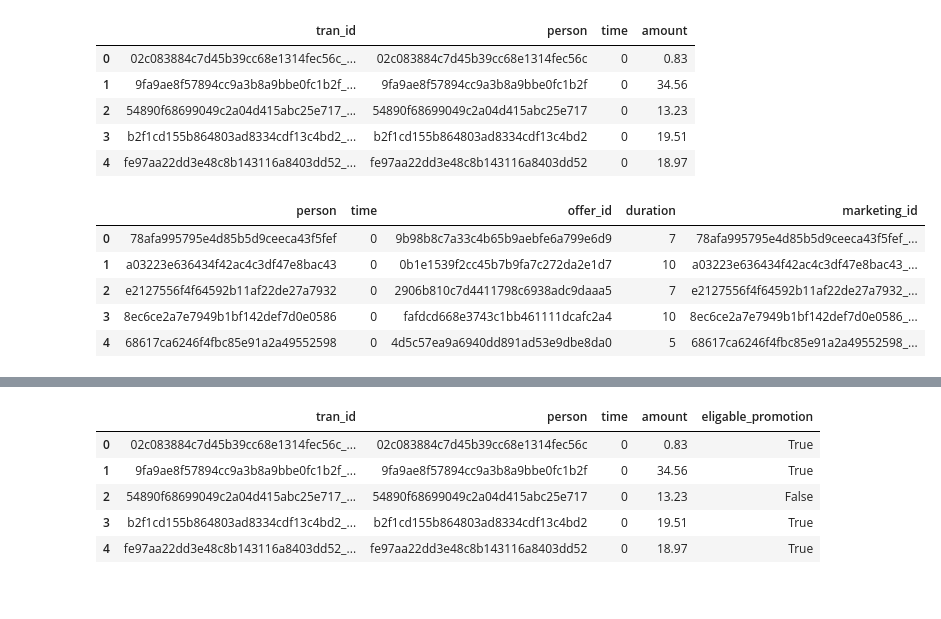
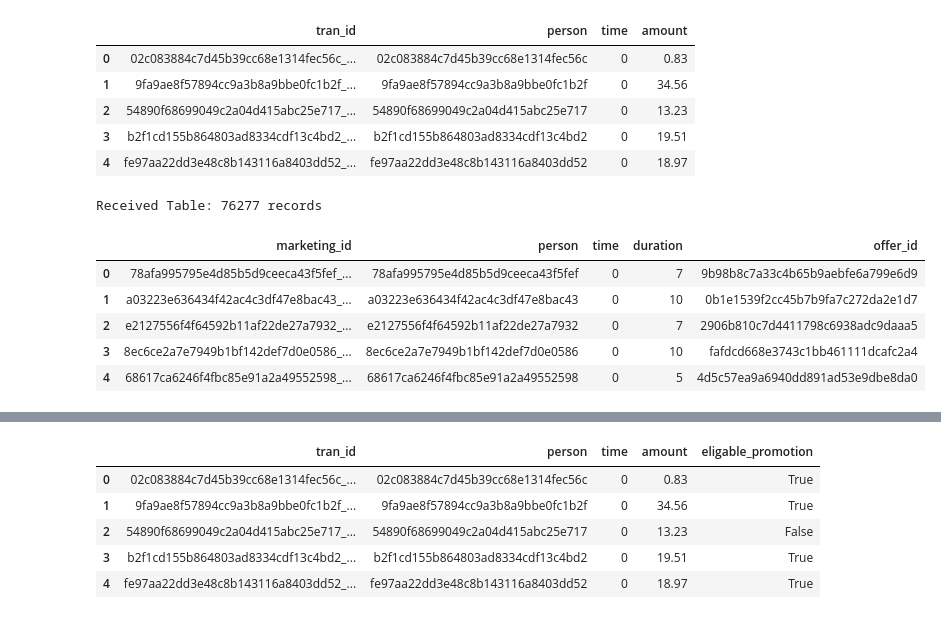
Before and after one commit to disco-rocket/starbucks_capstone, a Jupyter notebook: Starbucks_Capstone_notebook.ipynb, the cells around one changed output, grey strips where cells are left out. Drawn from its saved outputs; the diff is of its cells as text; code cells hidden in the pictures.

```diff
--- a/Starbucks_Capstone_notebook.ipynb
+++ b/Starbucks_Capstone_notebook.ipynb
@@ -79,8 +79,11 @@ import numpy as np
 import math
 import json
 from pandas.io.json import json_normalize
+import matplotlib.pyplot as plt
+import seaborn as sns
 % matplotlib inline
-
+pd.set_option('display.max_rows',500)
+pd.set_option('display.max_columns',500)
 # read in the json files
 portfolio = pd.read_json('data/portfolio.json', orient='records', lines=True)
 profile = pd.read_json('data/profile.json', orient='records', lines=True)
@@ -279,20 +351,23 @@ Transaction Table
 # %%
 #received table
 received_df = all_events_df[all_events_df['event'] == 'offer received'].copy()
 received_df = received_df[['person','time','offer id']].rename(columns={"offer id": "offer_id"}).reset_index(drop=True)
 #merging on duration to received table
 received_df = received_df.merge(portfolio[['id','duration']],how='left', left_on='offer_id', right_on='id')
 received_df.drop('id',axis=1,inplace=True)
-
+#Creating a unique key to track the event of each promotional mateirial being sent
 received_df['marketing_id'] = (received_df['person']
                              + "_" + received_df['time'].map(str)
                              + "_" + received_df['offer_id']
                             )
+received_df = received_df[['marketing_id','person','time','duration','offer_id']]
+print('Received Table: {0} records'.format(received_df.shape[0]))
 received_df.head()
 # %% [output]
+Received Table: 76277 records
-|  | person | time | offer_id | duration | marketing_id |
-| 0 | 78afa995795e4d85b5d9ceeca43f5fef | 0 | 9b98b8c7a33c4b65b9aebfe6a799e6d9 | 7 | 78afa995795e4d85b5d9ceeca43f5fef_... |
-| 1 | a03223e636434f42ac4c3df47e8bac43 | 0 | 0b1e1539f2cc45b7b9fa7c272da2e1d7 | 10 | a03223e636434f42ac4c3df47e8bac43_... |
-| 2 | e2127556f4f64592b11af22de27a7932 | 0 | 2906b810c7d4411798c6938adc9daaa5 | 7 | e2127556f4f64592b11af22de27a7932_... |
-| 3 | 8ec6ce2a7e7949b1bf142def7d0e0586 | 0 | fafdcd668e3743c1bb461111dcafc2a4 | 10 | 8ec6ce2a7e7949b1bf142def7d0e0586_... |
-| 4 | 68617ca6246f4fbc85e91a2a49552598 | 0 | 4d5c57ea9a6940dd891ad53e9dbe8da0 | 5 | 68617ca6246f4fbc85e91a2a49552598_... |
+|  | marketing_id | person | time | duration | offer_id |
+| 0 | 78afa995795e4d85b5d9ceeca43f5fef_... | 78afa995795e4d85b5d9ceeca43f5fef | 0 | 7 | 9b98b8c7a33c4b65b9aebfe6a799e6d9 |
+| 1 | a03223e636434f42ac4c3df47e8bac43_... | a03223e636434f42ac4c3df47e8bac43 | 0 | 10 | 0b1e1539f2cc45b7b9fa7c272da2e1d7 |
+| 2 | e2127556f4f64592b11af22de27a7932_... | e2127556f4f64592b11af22de27a7932 | 0 | 7 | 2906b810c7d4411798c6938adc9daaa5 |
+| 3 | 8ec6ce2a7e7949b1bf142def7d0e0586_... | 8ec6ce2a7e7949b1bf142def7d0e0586 | 0 | 10 | fafdcd668e3743c1bb461111dcafc2a4 |
+| 4 | 68617ca6246f4fbc85e91a2a49552598_... | 68617ca6246f4fbc85e91a2a49552598 | 0 | 5 | 4d5c57ea9a6940dd891ad53e9dbe8da0 |
```
Also changed, not shown: parts of 66 cells of this notebook.
